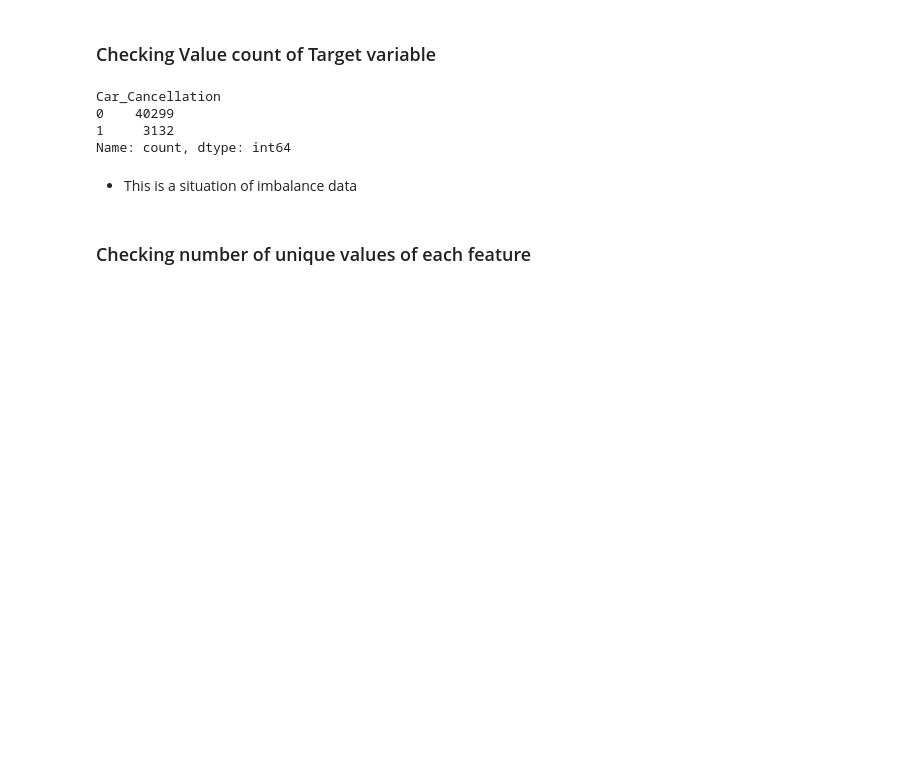
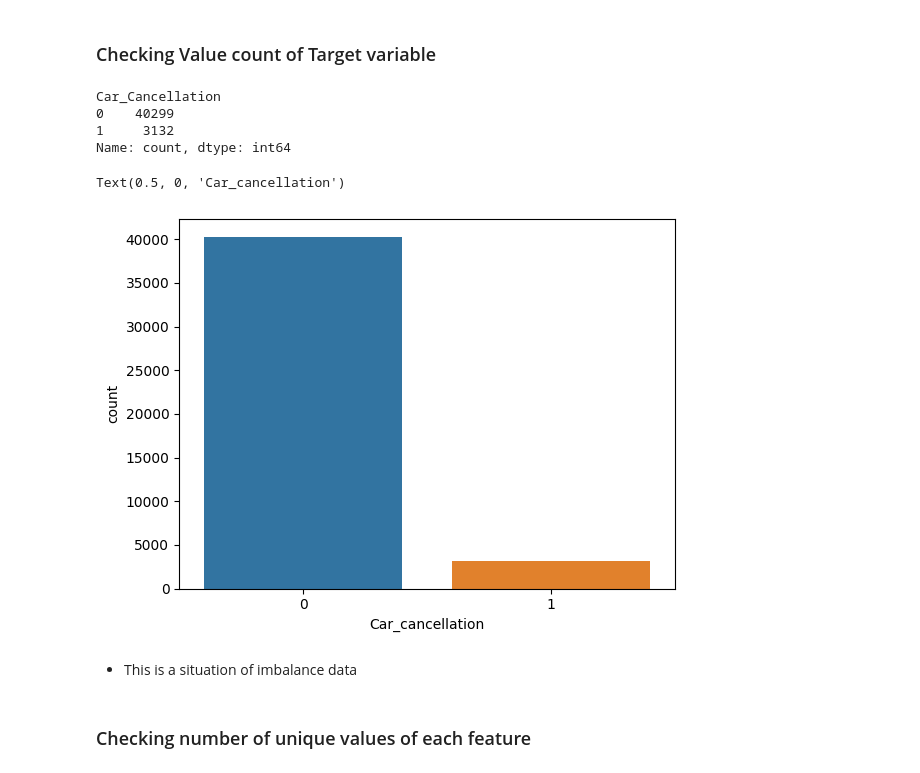
Before and after one commit to Anish-7/yourcab, a Jupyter notebook: notebooks/yourcab_analysis.ipynb, the cells around one changed output. Cells and saved outputs as stored; diff of their text form; code cells hidden in the pictures; blank space fills up the shorter version.

```diff
--- a/notebooks/yourcab_analysis.ipynb
+++ b/notebooks/yourcab_analysis.ipynb
@@ -181,6 +189,12 @@ Car_Cancellation
 0    40299
 1     3132
 Name: count, dtype: int64
+# %%
+sns.barplot(x=raw_data.Car_Cancellation.value_counts(dropna=False).index,y=raw_data.Car_Cancellation.value_counts(dropna=False))
+plt.xlabel('Car_cancellation')
+# %% [output]
+Text(0.5, 0, 'Car_cancellation')
+[figure, added]
 # %% [markdown]
 - This is a situation of imbalance data
 # %% [markdown]
```
Also changed, not shown: parts of 27 cells of this notebook, 10 other files.
